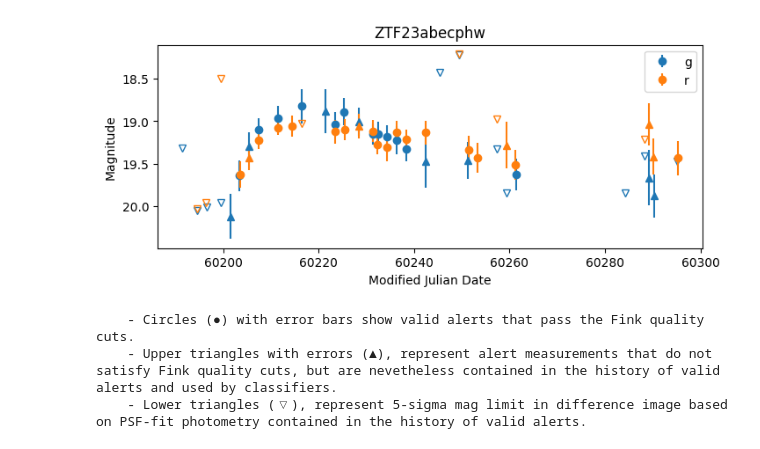
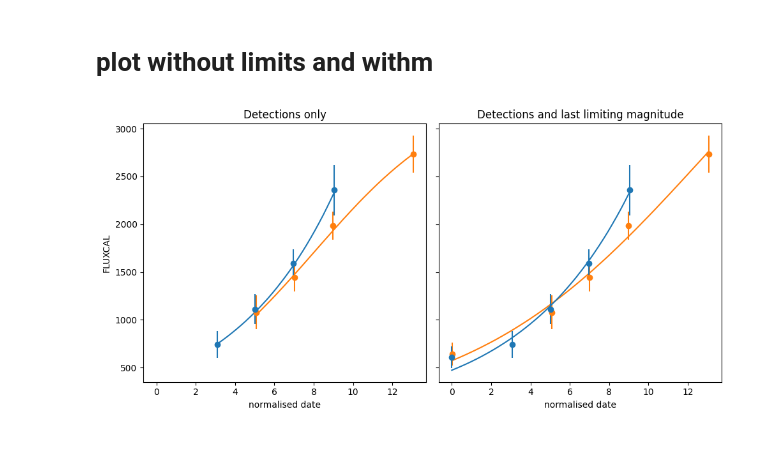
Before and after one commit to Fink-analyses/Active_Learning_earlySNIa, a Jupyter notebook: notebooks/inspect_lc.ipynb, the cells around one changed output. Saved outputs shown, nothing was run; the diff lists cells and outputs as text; code cells hidden in the pictures.

```diff
--- a/notebooks/inspect_lc.ipynb
+++ b/notebooks/inspect_lc.ipynb
@@ -81,0 +204,13 @@ def plot_lc(pdf):
+# %%
+to_plot = filter_fink(pdf, with_mag=False, fuptime=float(Time('2023-09-25', format='iso').jd))
+result_fmted = convert_finkapi_to_actsnfink_fmt(to_plot)
+# extract features
+alerts_features = featurize_full_dataset(
+    result_fmted,
+    screen=False,
+    ewma_window=3,
+    min_rising_points=1,
+    min_data_points=3,
+    rising_criteria="ewma",
+)
+plot_lc_flux_wfit(result_fmted, alerts_features)
@@ -81,0 +219,2 @@ def plot_lc(pdf):
+# %% [markdown]
+# plot without limits and withm
@@ -82,7 +266,34 @@ def plot_lc(pdf):
+# %%
+def plot_lc_flux_wo_wfit(pdf):
+    fig = plt.figure(figsize=(10, 5),tight_layout=True)
+    gs = fig.add_gridspec(1, 2)
+    axs = gs.subplots(sharex=True, sharey=True)
+
+    # with
+    lc_wlim,alfeat_wlim = from_pdf_to_flux(pdf,with_mag=True)
+    lc_min = lc_wlim['MJD'].min()
+    lc_wlim['MJD'] = lc_wlim['MJD'] - lc_min
+
+    plot_subplot(lc_wlim,alfeat_wlim,axs[1])
+
+
+    # wo
+    lc1,alfeat1 = from_pdf_to_flux(pdf,with_mag=False)
+    lc1['MJD'] = lc1['MJD'] - lc_min
+    plot_subplot(lc1,alfeat1,axs[0])
+
+
+    # lcid = lc1["id"].values[0]
+    # plt.title(f"{lcid} ")
+    axs[0].set_title("Detections only")
+    axs[1].set_title("Detections and last limiting magnitude")
+
+    axs[0].set_xlabel("normalised date")
+    axs[1].set_xlabel("normalised date")
+    axs[0].set_ylabel("FLUXCAL")
+
+    plt.savefig("../plots/example_lc_w_wo_limits.png")
 # %%
-plot_lc(pdf)
+plot_lc_flux_wo_wfit(pdf)
 # %% [output]
-[figure, old version]
+[figure, new version]
-    - Circles (●) with error bars show valid alerts that pass the Fink quality cuts.
-    - Upper triangles with errors (▲), represent alert measurements that do not satisfy Fink quality cuts, but are nevetheless contained in the history of valid alerts and used by classifiers.
-    - Lower triangles (▽), represent 5-sigma mag limit in difference image based on PSF-fit photometry contained in the history of valid alerts.
```
Also changed, not shown: parts of 15 cells of this notebook, 3 other files.
